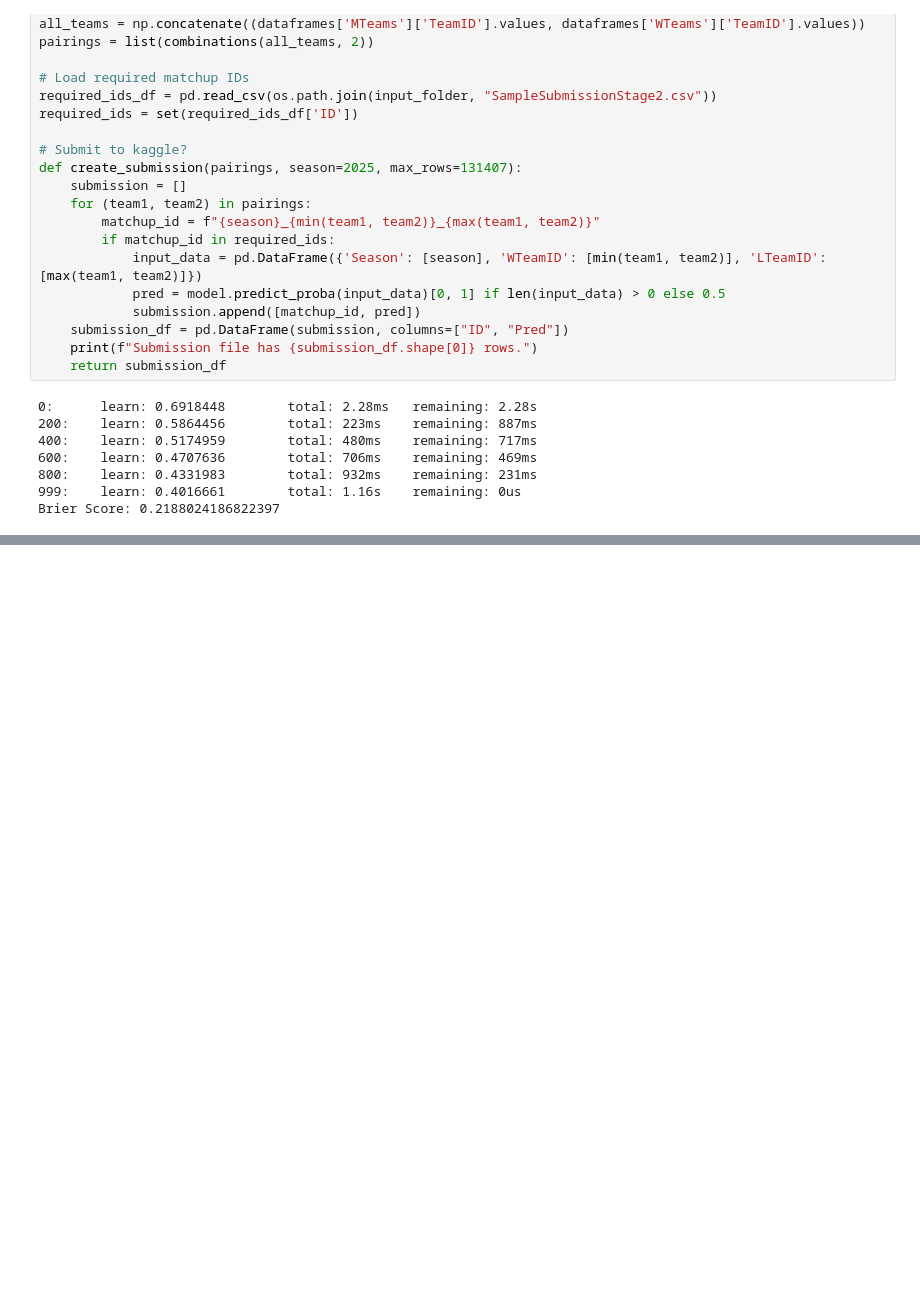
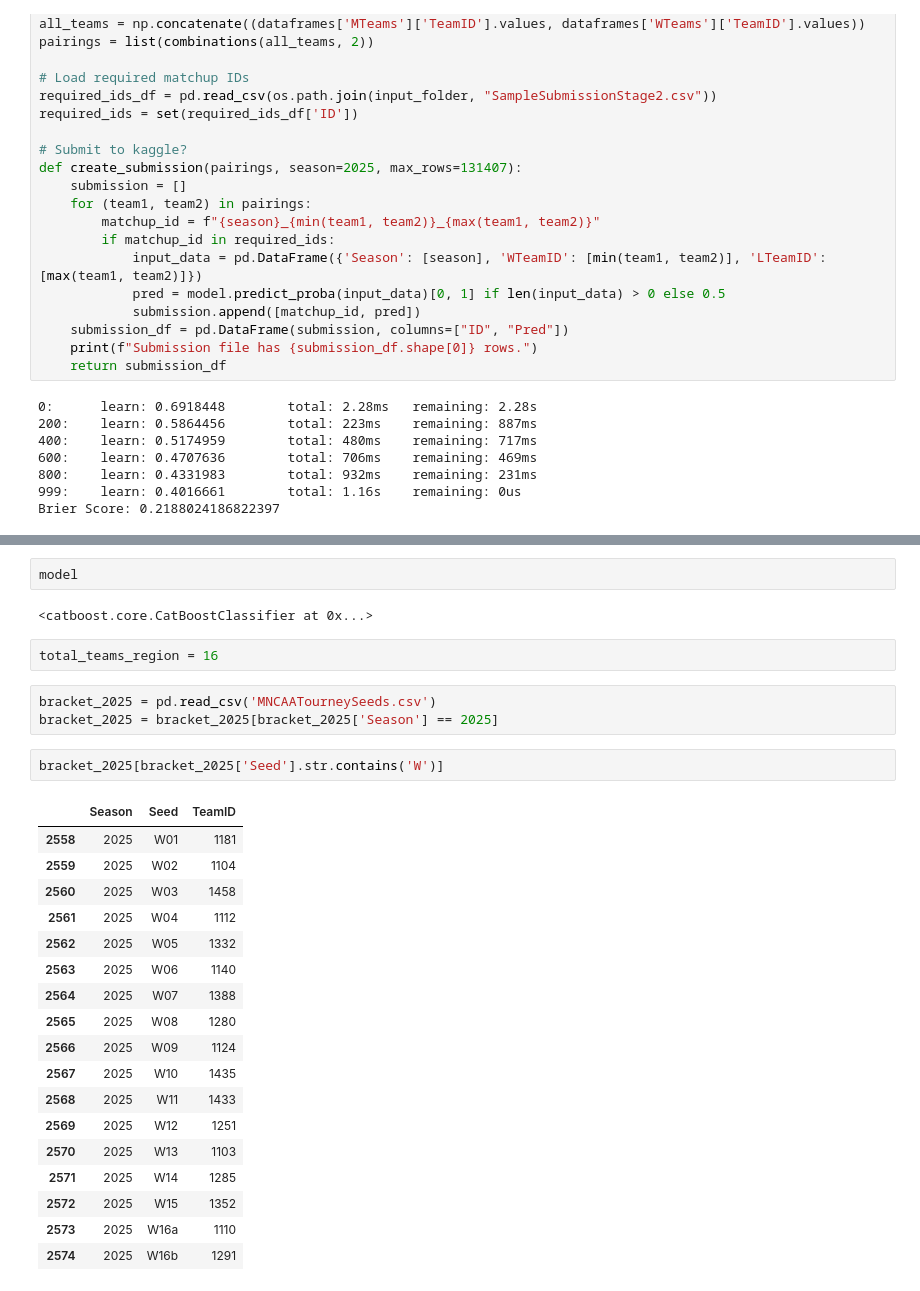
Before and after one commit to benstager/march-mania-2025, a Jupyter notebook: catboost_ex.ipynb, the cells around one changed output, grey strips where cells are left out. Cells and saved outputs as stored; diff of their text form; blank space fills up the shorter version.

Commit message:
finalized v3 model

```diff
--- a/catboost_ex.ipynb
+++ b/catboost_ex.ipynb
@@ -481,0 +440,30 @@ Brier Score: 0.2188024186822397
+# %%
+model
+# %% [output]
+<catboost.core.CatBoostClassifier at 0x...>
+# %%
+total_teams_region = 16
+# %%
+bracket_2025 = pd.read_csv('MNCAATourneySeeds.csv')
+bracket_2025 = bracket_2025[bracket_2025['Season'] == 2025]
+# %%
+bracket_2025[bracket_2025['Seed'].str.contains('W')]
+# %% [output]
+|  | Season | Seed | TeamID |
+| 2558 | 2025 | W01 | 1181 |
+| 2559 | 2025 | W02 | 1104 |
+| 2560 | 2025 | W03 | 1458 |
+| 2561 | 2025 | W04 | 1112 |
+| 2562 | 2025 | W05 | 1332 |
+| 2563 | 2025 | W06 | 1140 |
+| 2564 | 2025 | W07 | 1388 |
+| 2565 | 2025 | W08 | 1280 |
+| 2566 | 2025 | W09 | 1124 |
+| 2567 | 2025 | W10 | 1435 |
+| 2568 | 2025 | W11 | 1433 |
+| 2569 | 2025 | W12 | 1251 |
+| 2570 | 2025 | W13 | 1103 |
+| 2571 | 2025 | W14 | 1285 |
+| 2572 | 2025 | W15 | 1352 |
+| 2573 | 2025 | W16a | 1110 |
+| 2574 | 2025 | W16b | 1291 |
```
Also changed, not shown: parts of 44 cells of this notebook.
